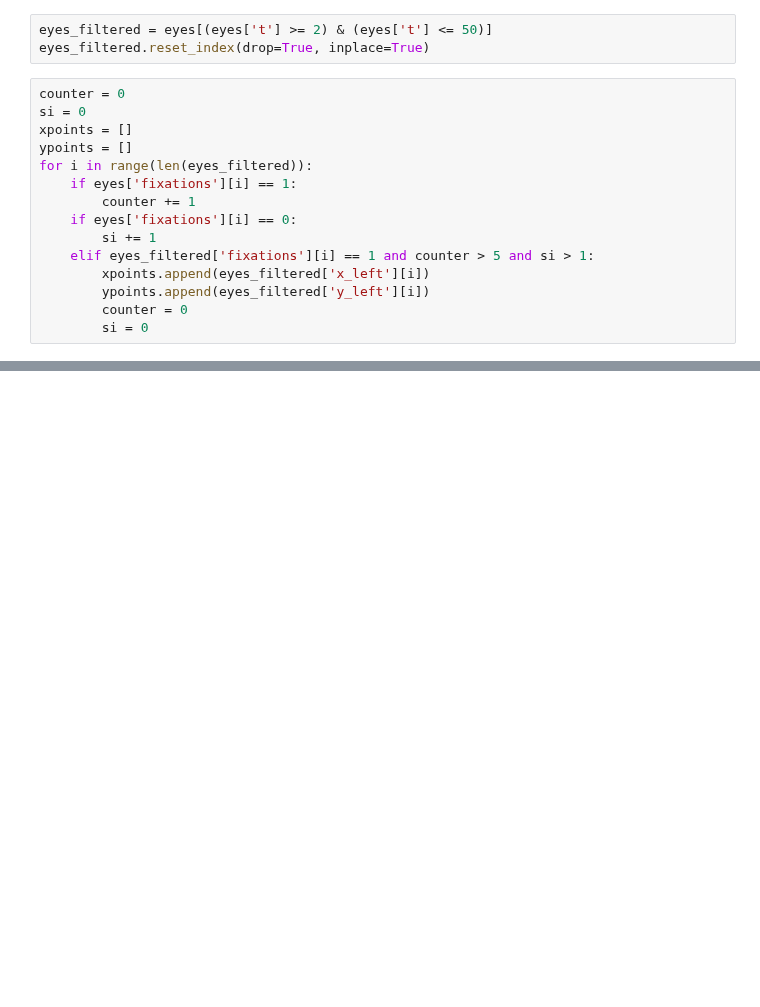
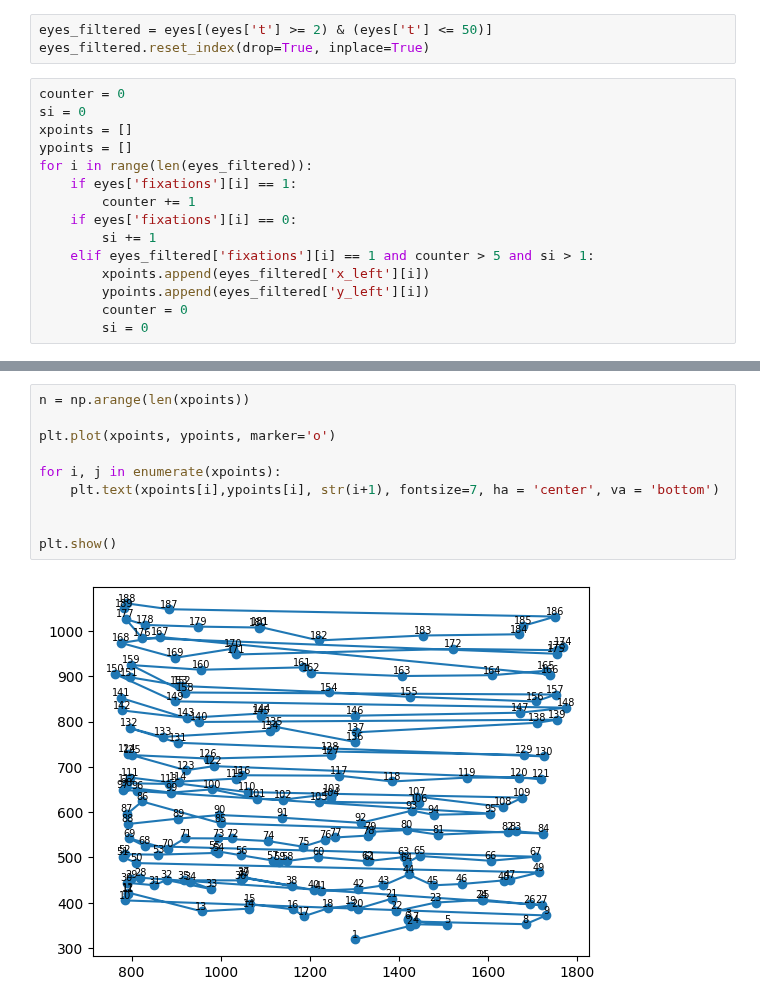
Before and after one commit to slayervictor/Fagpakkeprojekt-Eyes-Modelling, a Jupyter notebook: IDT/realtest.ipynb, the cells around one changed output, grey strips where cells are left out. Saved outputs shown, nothing was run; the diff lists cells and outputs as text; blank space fills up the shorter version.

```diff
--- a/IDT/realtest.ipynb
+++ b/IDT/realtest.ipynb
@@ -109,0 +110,12 @@ plt.show()
+# %%
+n = np.arange(len(xpoints))
+
+plt.plot(xpoints, ypoints, marker='o')
+
+for i, j in enumerate(xpoints):
+    plt.text(xpoints[i],ypoints[i], str(i+1), fontsize=7, ha = 'center', va = 'bottom')
+
+
+plt.show()
+# %% [output]
+[figure, added]
```
Also changed, not shown: parts of 3 cells of this notebook.
